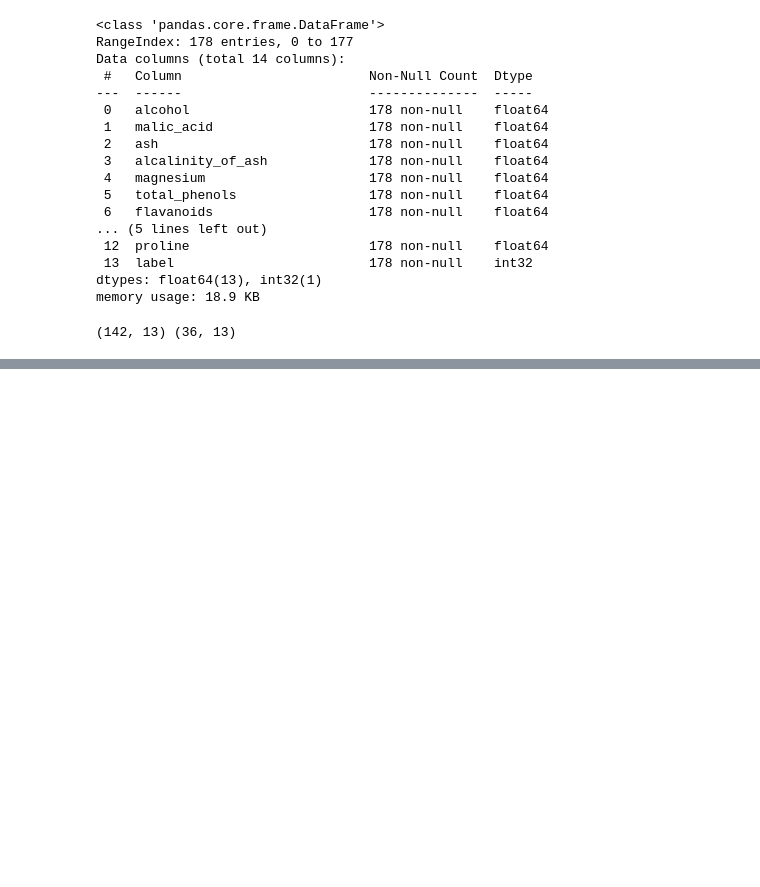
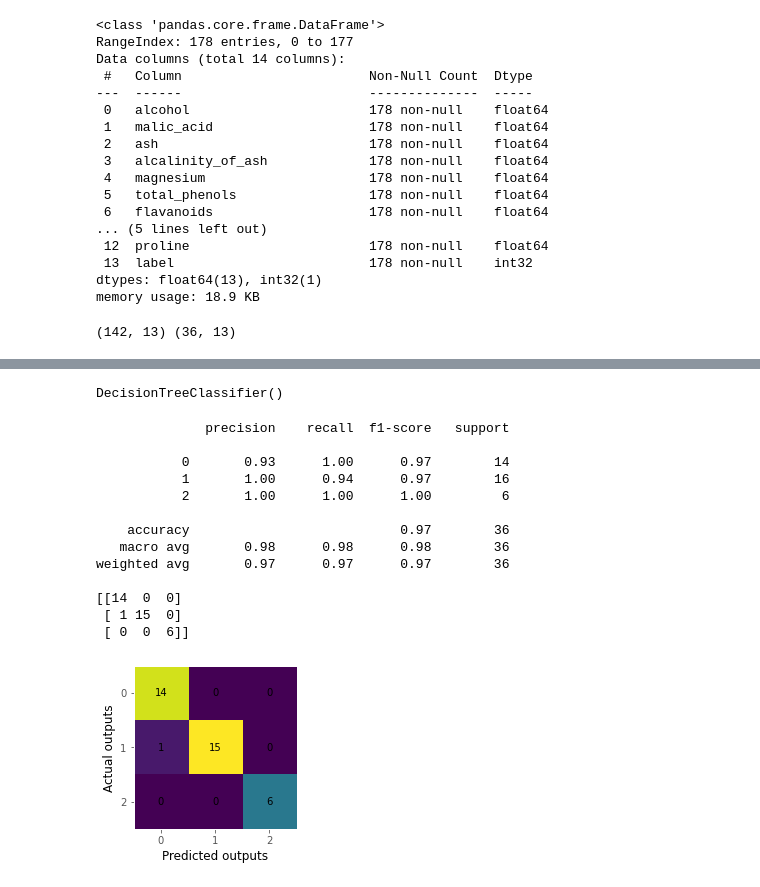
Before and after one commit to stefkwan-h8/pytn071, a Jupyter notebook: sesi13.ipynb, the cells around one changed output, grey strips where cells are left out. Drawn from its saved outputs; the diff is of its cells as text; code cells hidden in the pictures; blank space fills up the shorter version.

```diff
--- a/sesi13.ipynb
+++ b/sesi13.ipynb
@@ -203,0 +251,33 @@ weighted avg       0.93      0.92      0.92        36
+# %%
+# explore dan prep data
+# split data jadi training dan testing dataset
+x_train, x_test, y_train, y_test = train_test_split(wine.data, wine.target, random_state=0, test_size=0.2)
+# %%
+# buat dan latih model
+model_tree = DecisionTreeClassifier().fit(x_train, y_train)
+model_tree
+# %% [output]
+DecisionTreeClassifier()
+# %%
+# evaluasi model
+y_pred = model_tree.predict(x_test)
+
+print(classification_report(y_test, y_pred))
+
+print(confusion_matrix(y_test, y_pred))
+visualizeCM(confusion_matrix(y_test, y_pred))
+# %% [output]
+              precision    recall  f1-score   support
+
+           0       0.93      1.00      0.97        14
+           1       1.00      0.94      0.97        16
+           2       1.00      1.00      1.00         6
+
+    accuracy                           0.97        36
+   macro avg       0.98      0.98      0.98        36
+weighted avg       0.97      0.97      0.97        36
+
+[[14  0  0]
+ [ 1 15  0]
+ [ 0  0  6]]
+[figure, added]
```
Also changed, not shown: parts of 56 cells of this notebook.
